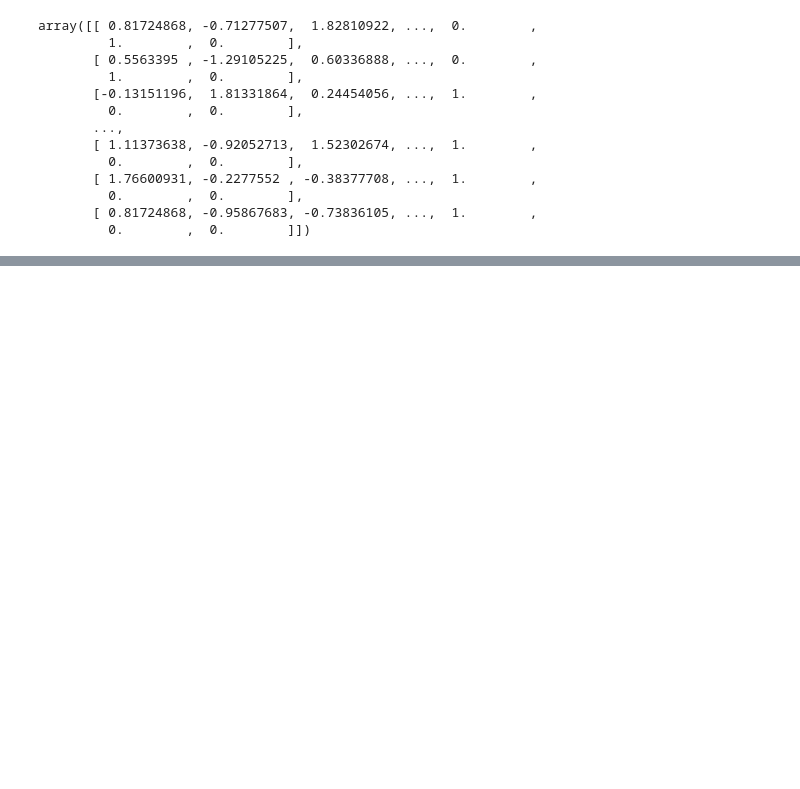
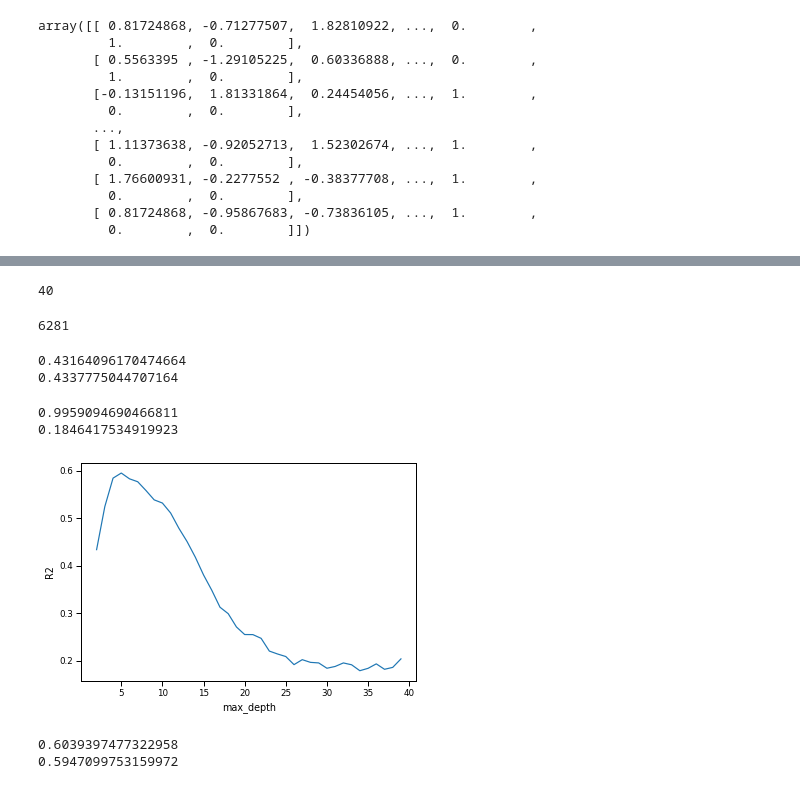
Before and after one commit to Alicia-LB/Sales-Prediction, a Jupyter notebook: Machine_Learning_PreProcessing.ipynb, the cells around one changed output, grey strips where cells are left out. Saved outputs shown, nothing was run; the diff lists cells and outputs as text; code cells hidden in the pictures; blank space fills up the shorter version.

```diff
--- a/Machine_Learning_PreProcessing.ipynb
+++ b/Machine_Learning_PreProcessing.ipynb
@@ -428,0 +535,3 @@ X_train_df.head()
+# %%
+dec_tree = DecisionTreeRegressor(random_state = 42)
+dec_tree.fit(X_train_processed, y_train)
@@ -428,0 +565,55 @@ X_train_df.head()
+# %%
+dec_tree.get_depth()
+# %% [output]
+40
+# %%
+dec_tree.get_n_leaves()
+# %% [output]
+6281
+# %%
+dec_tree_2 = DecisionTreeRegressor(max_depth = 2, random_state = 42)
+dec_tree_2.fit(X_train_processed, y_train)
+train_2_score = dec_tree_2.score(X_train_processed, y_train)
+test_2_score = dec_tree_2.score(X_test_processed, y_test)
+print(train_2_score)
+print(test_2_score)
+# %% [output]
+0.43164096170474664
+0.4337775044707164
+# %%
+dec_tree_30 = DecisionTreeRegressor(max_depth = 30, random_state = 42)
+dec_tree_30.fit(X_train_processed, y_train)
+train_30_score = dec_tree_15.score(X_train_processed, y_train)
+test_30_score = dec_tree_15.score(X_test_processed, y_test)
+print(train_15_score)
+print(test_15_score)
+# %% [output]
+0.9959094690466811
+0.1846417534919923
+# %%
+# List of values to try for max_depth:
+max_depth_range = list(range(2, 40)) # will try every value between 2 and 36
+# List to store the score for each value of max_depth:
+r2 = []
+for depth in max_depth_range:
+    dec_tree = DecisionTreeRegressor(max_depth = depth,
+                             random_state = 42)
+    dec_tree.fit(X_train_processed, y_train)
+    score = dec_tree.score(X_test_processed, y_test)
+    r2.append(score)
+# %%
+plt.plot(max_depth_range, r2)
+plt.xlabel('max_depth')
+plt.ylabel('R2');
+# %% [output]
+[figure, added]
+# %%
+dec_tree_5 = DecisionTreeRegressor(max_depth = 5, random_state = 42)
+dec_tree_5.fit(X_train_processed, y_train)
+train_5_score = dec_tree_5.score(X_train_processed, y_train)
+test_5_score = dec_tree_5.score(X_test_processed, y_test)
+print(train_5_score)
+print(test_5_score)
+# %% [output]
+0.6039397477322958
+0.5947099753159972
```
Also changed, not shown: parts of 26 cells of this notebook.
